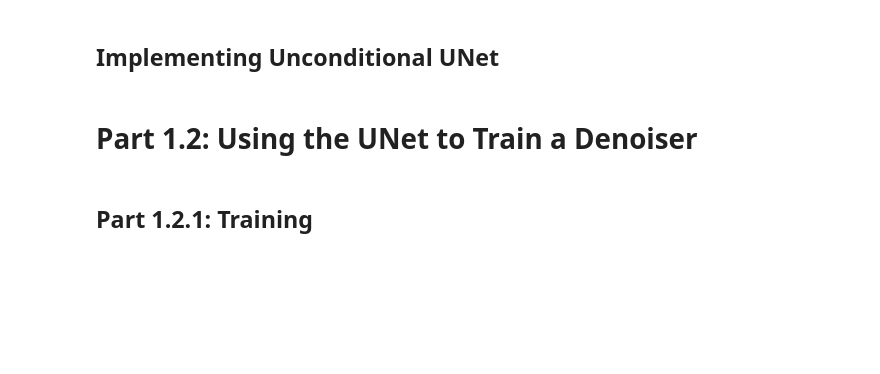
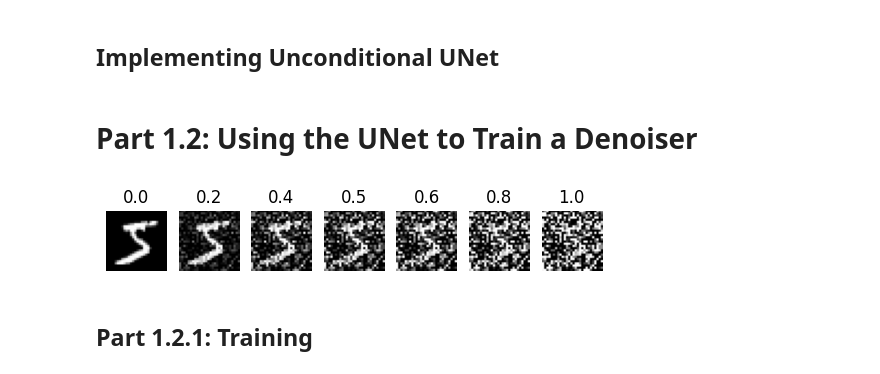
Before and after one commit to 3LucasZ/cs180-showcase, a Jupyter notebook: p3/partb.ipynb, the cells around one changed output. Drawn from its saved outputs; the diff is of its cells as text; code cells hidden in the pictures; blank space fills up the shorter version.

```diff
--- a/p3/partb.ipynb
+++ b/p3/partb.ipynb
@@ -307,3 +314,18 @@ class UnconditionalUNet(nn.Module):
+# %%
+# Visualize images at different noisy level
+# ===== your code here! ====
+x, _ = train_dataset[0]  # (1, 28, 28)
+sigmas = [0.0, 0.2, 0.4, 0.5, 0.6, 0.8, 1.0]
+e = torch.randn_like(x)
+fig, axes = plt.subplots(1, len(sigmas))
+for ax, s in zip(axes, sigmas):
+    z = x + s * e
+    ax.imshow(z.squeeze(), cmap="gray", vmin=0, vmax=1)
+    ax.set_title(f"{s}")
+    ax.axis("off")
+# ===== end of code ====
+# %% [output]
+[figure, added]
 # %% [markdown]
 ## Part 1.2.1: Training
 # %% [markdown]
```
Also changed, not shown: parts of 40 cells of this notebook.
